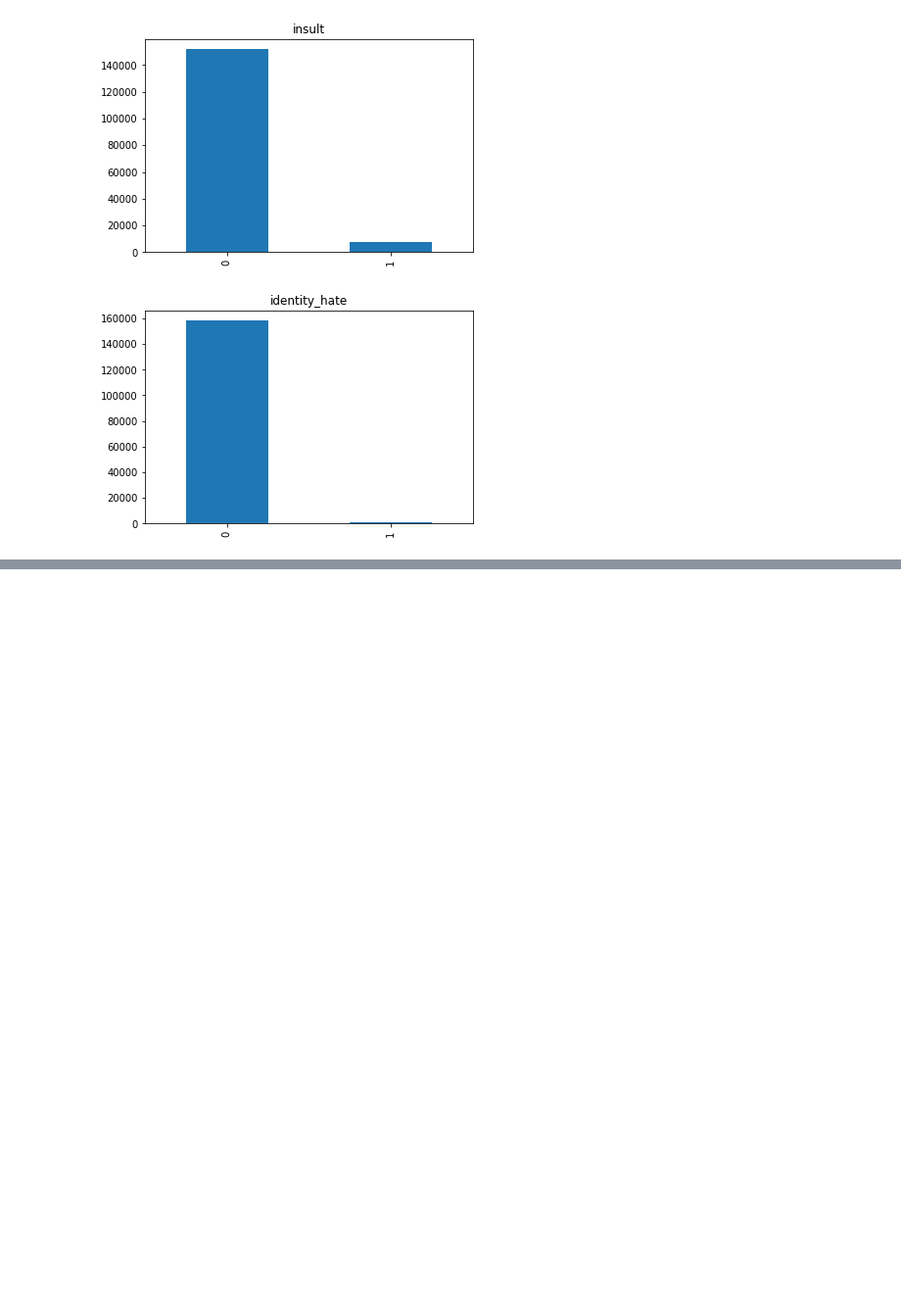
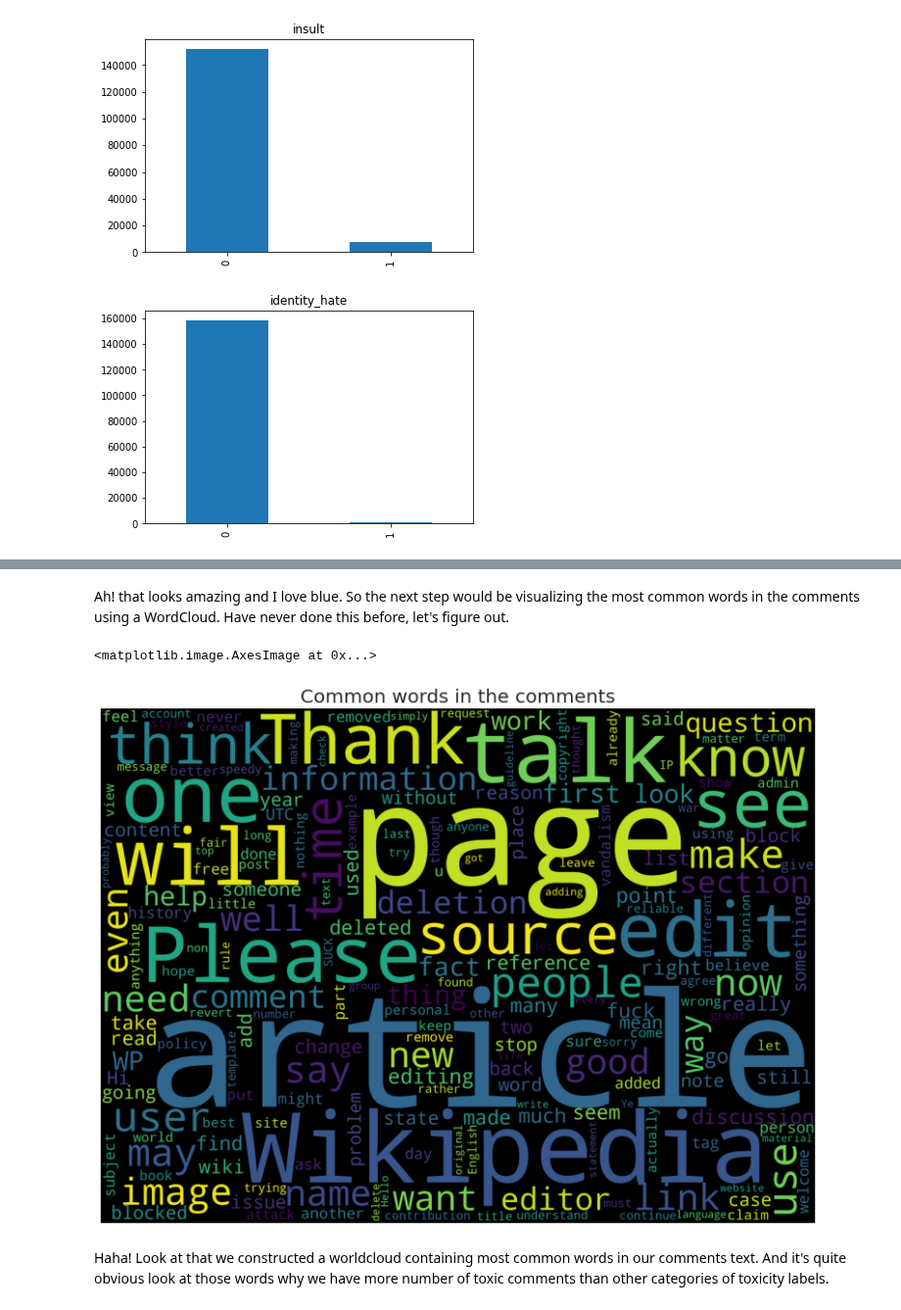
Before and after one commit to ashikshafi08/Learning_Tensorflow, a Jupyter notebook: Projects/Toxic_comment_NLP.ipynb, the cells around one changed output, grey strips where cells are left out. Shown at 98% size. Drawn from its saved outputs; the diff is of its cells as text; code cells hidden in the pictures; blank space fills up the shorter version.

```diff
--- a/Projects/Toxic_comment_NLP.ipynb
+++ b/Projects/Toxic_comment_NLP.ipynb
@@ -177,0 +207,24 @@ for row in train_df_shuffled[["text", "target"]][random_index:random_index+5].it
+# %% [markdown]
+Ah! that looks amazing and I love blue. So the next step would be visualizing the most common words in the comments using a WordCloud. Have never done this before, let's figure out.
+# %%
+from wordcloud import WordCloud , STOPWORDS
+plt.figure(figsize = (20 , 10))
+comments = data['comment_text'].values
+
+# Constructing the word cloud
+cloud = WordCloud(
+    stopwords = STOPWORDS ,
+    background_color = 'black' ,
+    collocations = False ,
+    width = 2500 ,
+    height = 1800
+).generate(' '.join(comments))
+
+plt.axis(False)
+plt.title('Common words in the comments' , fontsize = 20)
+plt.imshow(cloud)
+# %% [output]
+<matplotlib.image.AxesImage at 0x...>
+[figure, added]
+# %% [markdown]
+Haha! Look at that we constructed a worldcloud containing most common words in our comments text. And it's quite obvious look at those words why we have more number of toxic comments than other categories of toxicity labels.
```
Also changed, not shown: parts of 7 cells of this notebook.
